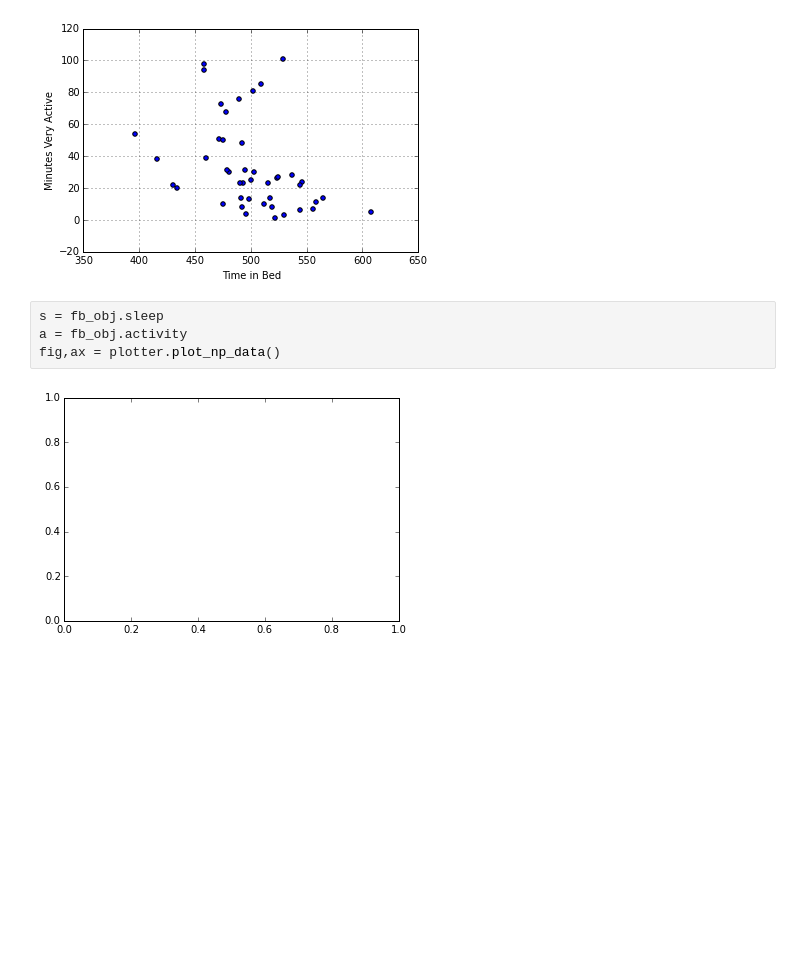
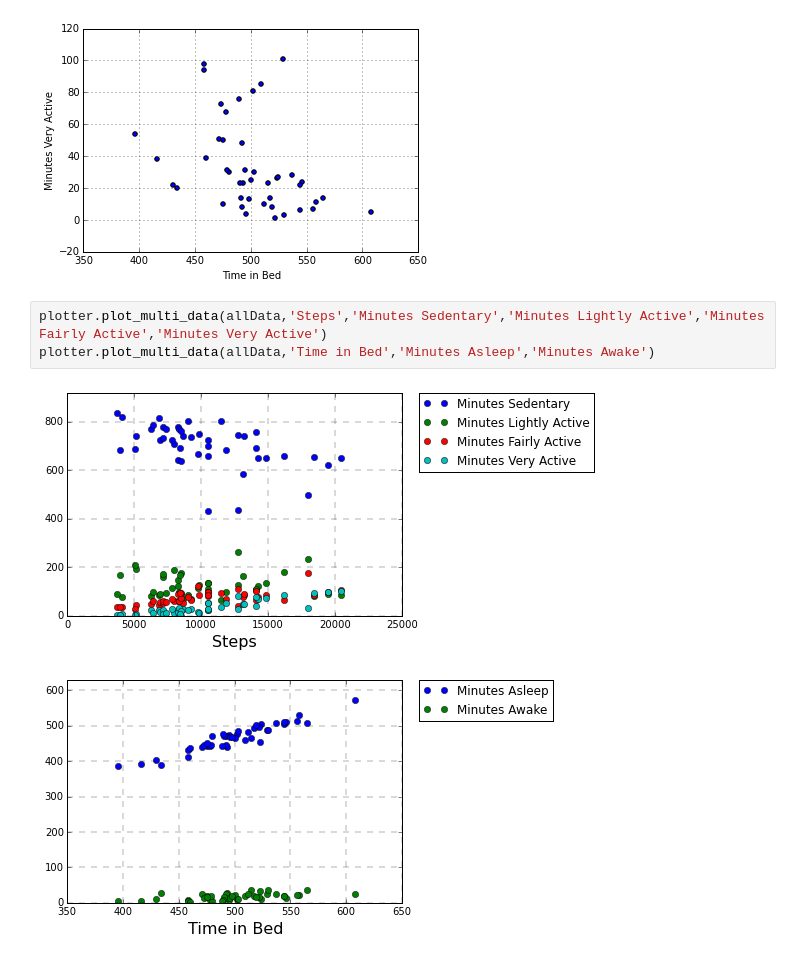
Before and after one commit to frenchwr/Fitbit, a Jupyter notebook: notebooks/scatter_plots.ipynb, the cells around one changed output. Drawn from its saved outputs; the diff is of its cells as text; blank space fills up the shorter version.

Commit message:
Finishing scatter plots, and multi-data plotting support

```diff
--- a/notebooks/scatter_plots.ipynb
+++ b/notebooks/scatter_plots.ipynb
@@ -90,9 +90,9 @@ plotter.plot_data_frame(allData,x='Time in Bed',y='Minutes Very Active',kind='sc
 [figure]
 [figure]
 [figure]
-# %%
-s = fb_obj.sleep
-a = fb_obj.activity
-fig,ax = plotter.plot_np_data()
-# %% [output]
-[figure, removed]
+# %%
+plotter.plot_multi_data(allData,'Steps','Minutes Sedentary','Minutes Lightly Active','Minutes Fairly Active','Minutes Very Active')
+plotter.plot_multi_data(allData,'Time in Bed','Minutes Asleep','Minutes Awake')
+# %% [output]
+[figure, added]
+[figure, added]
```
Also changed, not shown: 3 other files.
